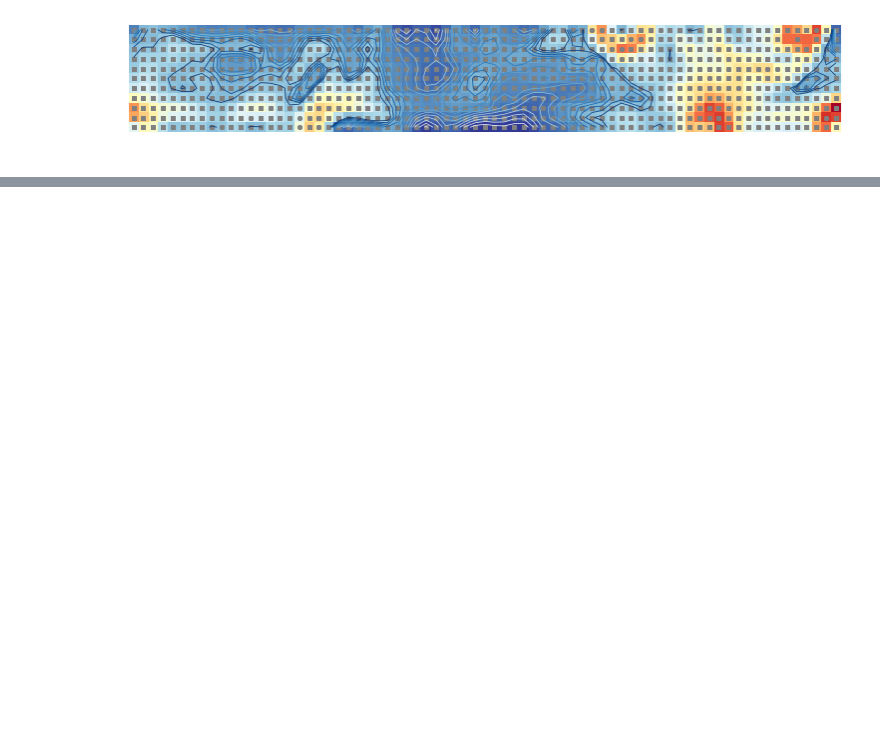
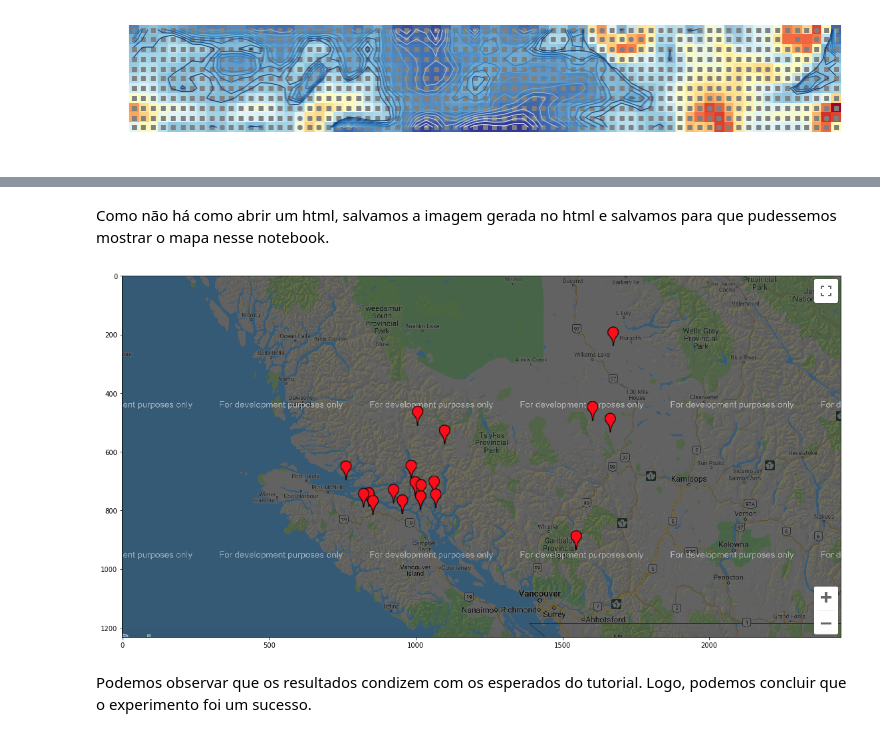
Before and after one commit to Juniorlimaivd/redes-neurais-cin, a Jupyter notebook: miniprojeto3/som_test.ipynb, the cells around one changed output, grey strips where cells are left out. Saved outputs shown, nothing was run; the diff lists cells and outputs as text; code cells hidden in the pictures; blank space fills up the shorter version.

```diff
--- a/miniprojeto3/som_test.ipynb
+++ b/miniprojeto3/som_test.ipynb
@@ -189,3 +220,17 @@ for i in km.cluster_centers_:
     j += 1
 
 gmap.draw("centroids_map.html")
+# %% [markdown]
+Como não há como abrir um html, salvamos a imagem gerada no html e salvamos para que pudessemos mostrar o mapa nesse notebook.
+# %%
+%matplotlib inline
+import matplotlib.pyplot as plt
+import matplotlib.image as mpimg
+img=mpimg.imread('centroids_map.png')
+plt.figure(figsize=(500,10))
+imgplot = plt.imshow(img)
+plt.show()
+# %% [output]
+[figure, added]
+# %% [markdown]
+Podemos observar que os resultados condizem com os esperados do tutorial. Logo, podemos concluir que o experimento foi um sucesso.
```
Also changed, not shown: parts of 21 cells of this notebook, 3 other files.
